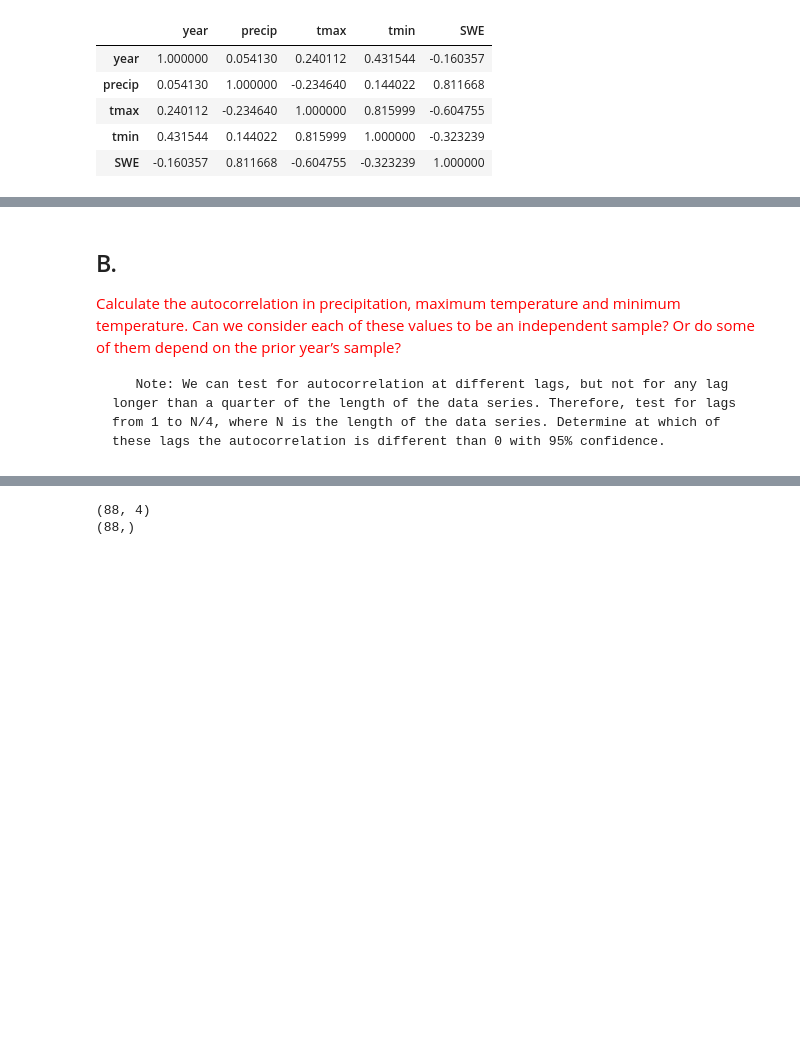
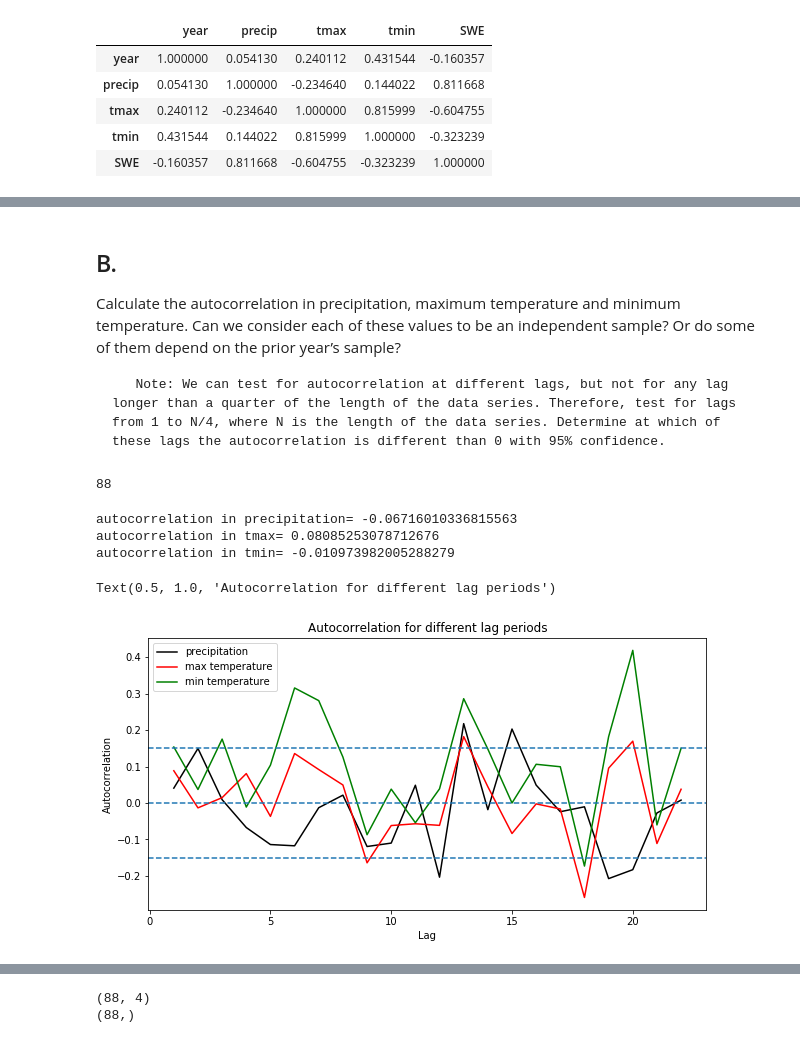
Before and after one commit to AzusaSayuri/UW-Data-analysis, a Jupyter notebook: HW4/Assignment 4 Ximin Hu.ipynb, the cells around one changed output, grey strips where cells are left out. Saved outputs shown, nothing was run; the diff lists cells and outputs as text; code cells hidden in the pictures; blank space fills up the shorter version.

```diff
--- a/HW4/Assignment 4 Ximin Hu.ipynb
+++ b/HW4/Assignment 4 Ximin Hu.ipynb
@@ -222,6 +222,43 @@ Text(0.5,1,'Scatter matrix for variables')
 # %% [markdown]
 ## B.
 
-<font color = 'red'>Calculate the autocorrelation in precipitation, maximum temperature and minimum temperature. Can we consider each of these values to be an independent sample? Or do some of them depend on the prior year’s sample?
+Calculate the autocorrelation in precipitation, maximum temperature and minimum temperature. Can we consider each of these values to be an independent sample? Or do some of them depend on the prior year’s sample?
 
        Note: We can test for autocorrelation at different lags, but not for any lag longer than a quarter of the length of the data series. Therefore, test for lags from 1 to N/4, where N is the length of the data series. Determine at which of these lags the autocorrelation is different than 0 with 95% confidence.
+# %%
+n=df_cas.shape[0]
+n
+# %% [output]
+88
+# %%
+# Test function
+print('autocorrelation in precipitation=',df_cas['precip'].autocorr(lag=4))
+print('autocorrelation in tmax=',df_cas['tmax'].autocorr(lag=4))
+print('autocorrelation in tmin=',df_cas['tmin'].autocorr(lag=4))
+# %% [output]
+autocorrelation in precipitation= -0.06716010336815563
+autocorrelation in tmax= 0.08085253078712676
+autocorrelation in tmin= -0.010973982005288279
+# %%
+df_corr=pd.DataFrame(columns=['lag','corr_precip','corr_tmax','corr_tmin'])
+# %%
+for i in range(1,23):
+    df_corr.loc[i-1,'lag']=i
+    df_corr.loc[i-1,'corr_precip']=df_cas['precip'].autocorr(lag=i)
+    df_corr.loc[i-1,'corr_tmax']=df_cas['tmax'].autocorr(lag=i)
+    df_corr.loc[i-1,'corr_tmin']=df_cas['tmin'].autocorr(lag=i)
+# %%
+plt.figure(figsize=(10,5))
+plt.plot(df_corr['lag'],df_corr['corr_precip'],'k-',label='precipitation')
+plt.plot(df_corr['lag'],df_corr['corr_tmax'],'r-',label='max temperature')
+plt.plot(df_corr['lag'],df_corr['corr_tmin'],'g-',label='min temperature')
+plt.legend()
+plt.xlabel('Lag')
+plt.ylabel('Autocorrelation')
+plt.axhline(0,linestyle='--')
+plt.axhline(-0.15,linestyle='--')
+plt.axhline(0.15,linestyle='--')
+plt.title('Autocorrelation for different lag periods')
+# %% [output]
+Text(0.5, 1.0, 'Autocorrelation for different lag periods')
+[figure, added]
```
Also changed, not shown: parts of 13 cells of this notebook, 1 other file.
